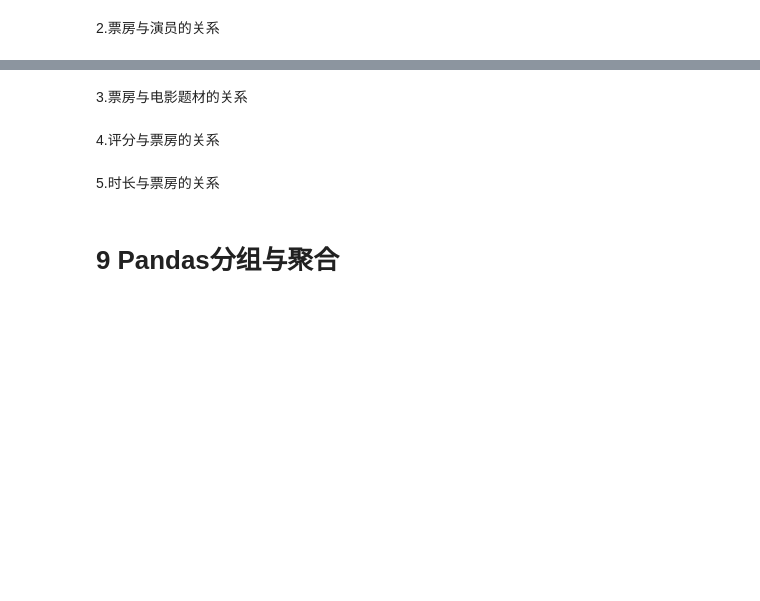
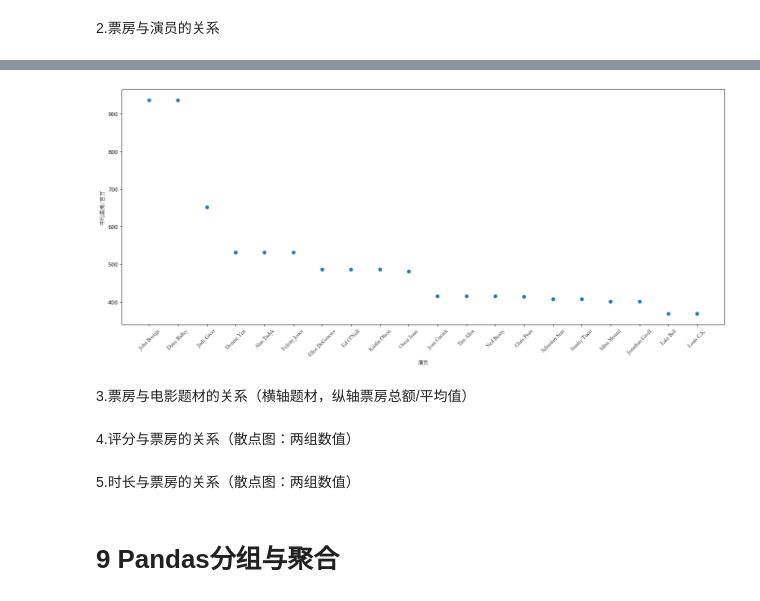
Before and after one commit to SJTU-wp/wangpan_python_primary, a Jupyter notebook: day55/pandas_practices.ipynb, the cells around one changed output, grey strips where cells are left out. Drawn from its saved outputs; the diff is of its cells as text; code cells hidden in the pictures; blank space fills up the shorter version.

```diff
--- a/day55/pandas_practices.ipynb
+++ b/day55/pandas_practices.ipynb
@@ -500,9 +672,22 @@ Yorgos Lanthimos         8.81
+# %%
+# 仅展示top20数据
+plt.figure( figsize=(20, 8), dpi=80 )
+plt.scatter(_x[0:20], _y[0:20])
+
+plt.xticks( _x[0:20], fontproperties=my_font,rotation=45)
+
+plt.xlabel( '演员', fontproperties=my_font )
+plt.ylabel( '平均票房/百万', fontproperties=my_font )
+
+plt.show()
+# %% [output]
+[figure, added]
 # %% [markdown]
-3.票房与电影题材的关系
+3.票房与电影题材的关系（横轴题材，纵轴票房总额/平均值）
 # %% [markdown]
-4.评分与票房的关系
+4.评分与票房的关系（散点图：两组数值）
 # %% [markdown]
-5.时长与票房的关系
+5.时长与票房的关系（散点图：两组数值）
 # %% [markdown]
 # 9 Pandas分组与聚合
 # %%
```
Also changed, not shown: parts of 11 cells of this notebook, 7 other files.
